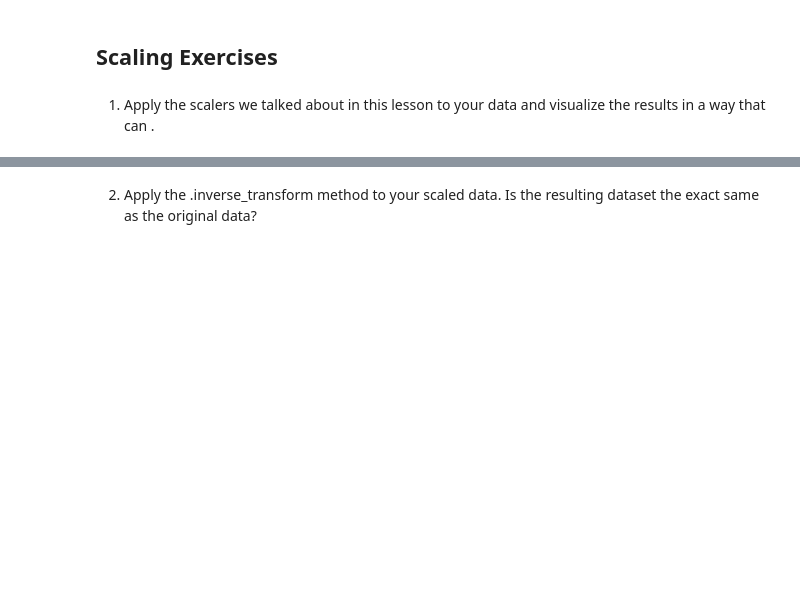
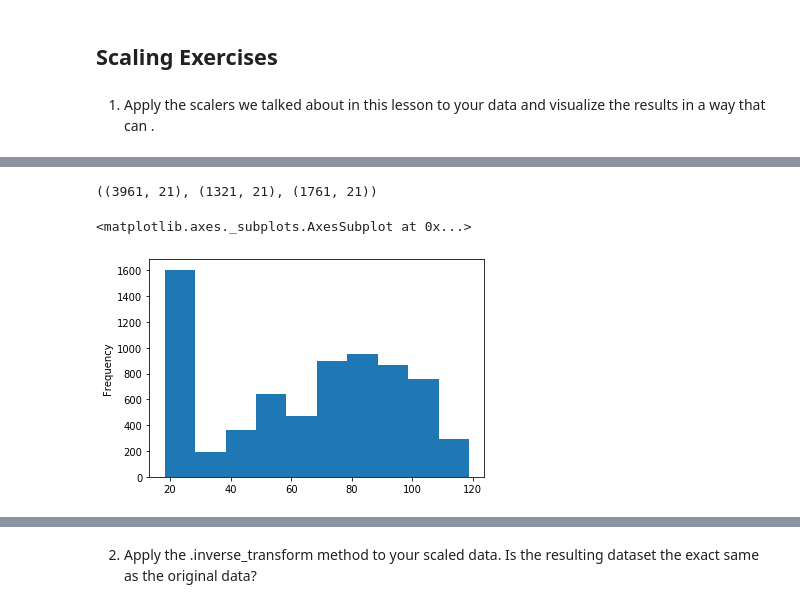
Before and after one commit to dbojado/regression-exercises, a Jupyter notebook: scaling.ipynb, the cells around one changed output, grey strips where cells are left out. Cells and saved outputs as stored; diff of their text form; code cells hidden in the pictures; blank space fills up the shorter version.

```diff
--- a/scaling.ipynb
+++ b/scaling.ipynb
@@ -4,0 +18,2 @@
+# %%
+df = acquire.new_telco_data()
@@ -4,0 +44,12 @@
+# %%
+train_and_validate, test = train_test_split(df, random_state=123)
+train, validate = train_test_split(train_and_validate)
+
+train.shape, validate.shape, test.shape
+# %% [output]
+((3961, 21), (1321, 21), (1761, 21))
+# %%
+df.monthly_charges.plot.hist()
+# %% [output]
+<matplotlib.axes._subplots.AxesSubplot at 0x...>
+[figure, added]
```
Also changed, not shown: parts of 13 cells of this notebook.
